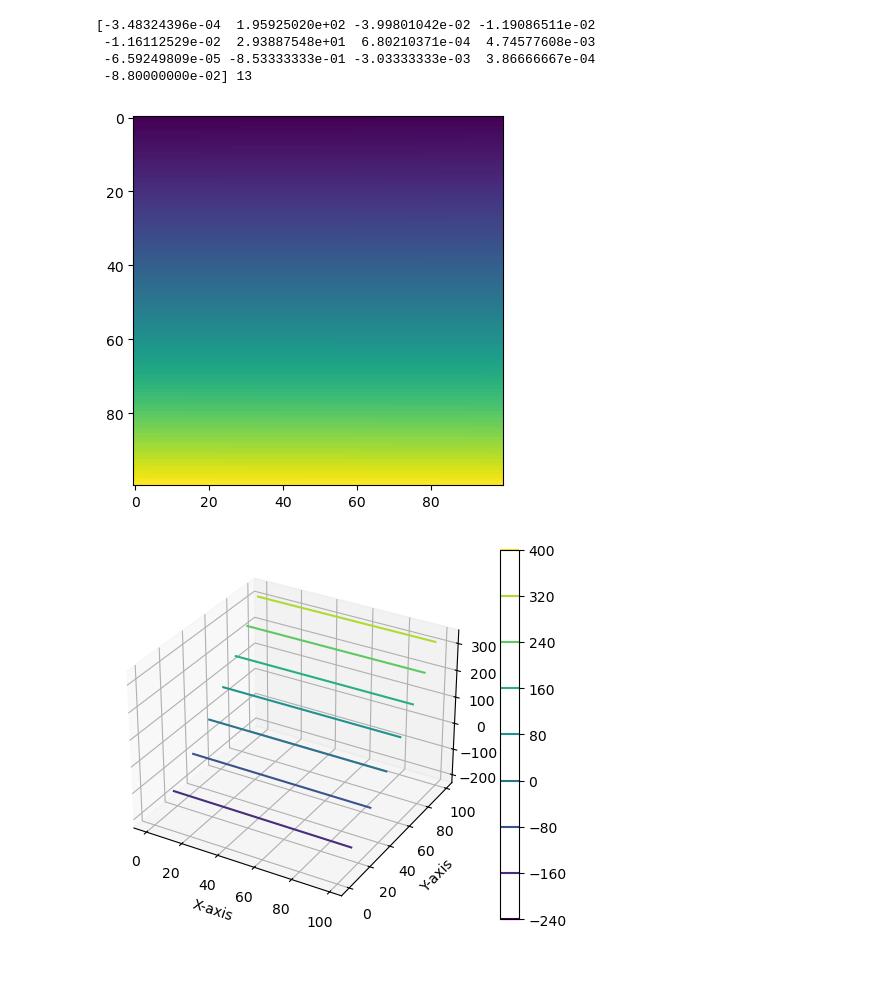
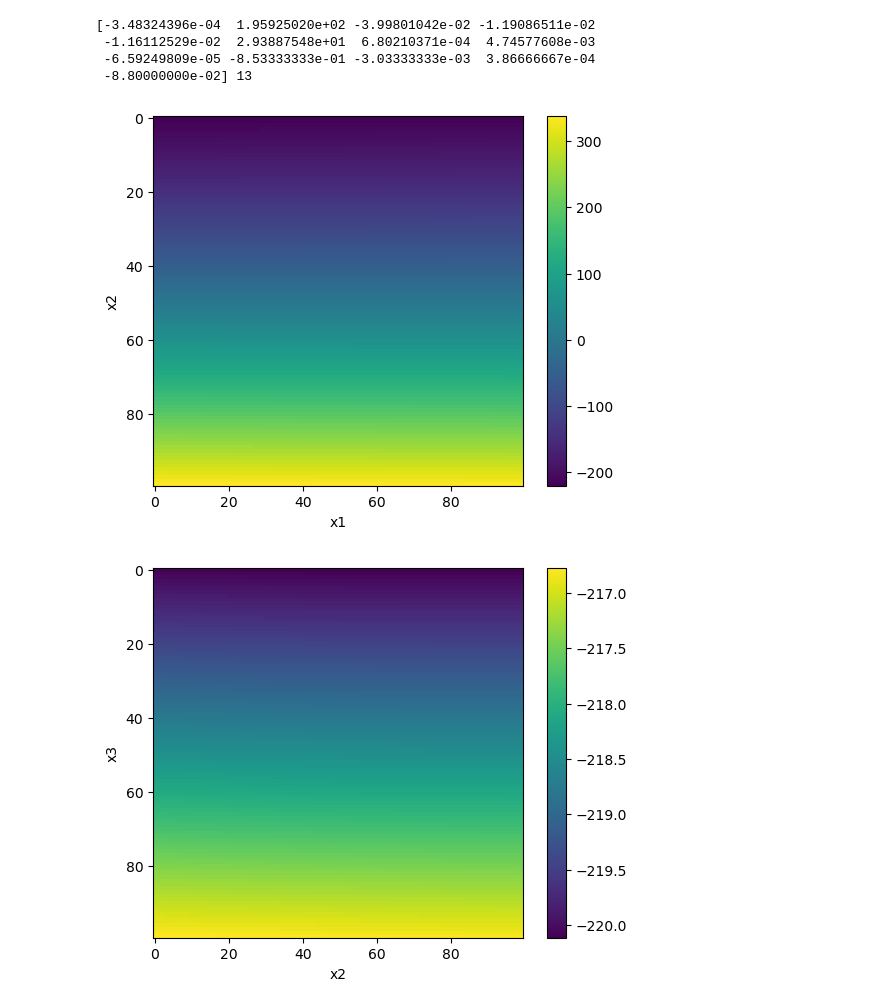
Before and after one commit to tapashreepradhan/semester-project-H02V8a, a Jupyter notebook: project.ipynb, the cells around one changed output. Saved outputs shown, nothing was run; the diff lists cells and outputs as text; code cells hidden in the pictures; blank space fills up the shorter version.

```diff
--- a/project.ipynb
+++ b/project.ipynb
@@ -711,27 +711,18 @@ for i,xx_1 in enumerate(np.linspace(-np.sqrt(2),np.sqrt(2),100)):
 # %%
 x1x2 = yy[:,:,0,0]
 plt.imshow(x1x2, cmap='viridis')
-# Generate x and y values for the contour plot
-x_values = np.arange(x1x2.shape[0])
-y_values = np.arange(x1x2.shape[1])
-
-# Create meshgrid for 3D plot
-X, Y = np.meshgrid(x_values, y_values)
-
-# Create a 3D plot
-fig = plt.figure()
-ax = fig.add_subplot(111, projection='3d')
-
-# Plot the contour lines
-contour_plot = ax.contour(X, Y, x1x2, cmap='viridis')
-
-# Adding axis labels
-ax.set_xlabel('X-axis')
-ax.set_ylabel('Y-axis')
-ax.set_zlabel('Contour values')
-# Adding a colorbar
-fig.colorbar(contour_plot)
+plt.xlabel('x1')
+plt.ylabel('x2')
+plt.colorbar()
 plt.show()
 # %% [output]
-[figure, old version]
+[figure, new version]
-[figure, removed]
+# %%
+x2x3 = yy[0,:,:,0]
+plt.imshow(x2x3, cmap='viridis')
+plt.xlabel('x2')
+plt.ylabel('x3')
+plt.colorbar()
+plt.show()
+# %% [output]
+[figure, added]
```
Also changed, not shown: parts of 2 cells of this notebook.
